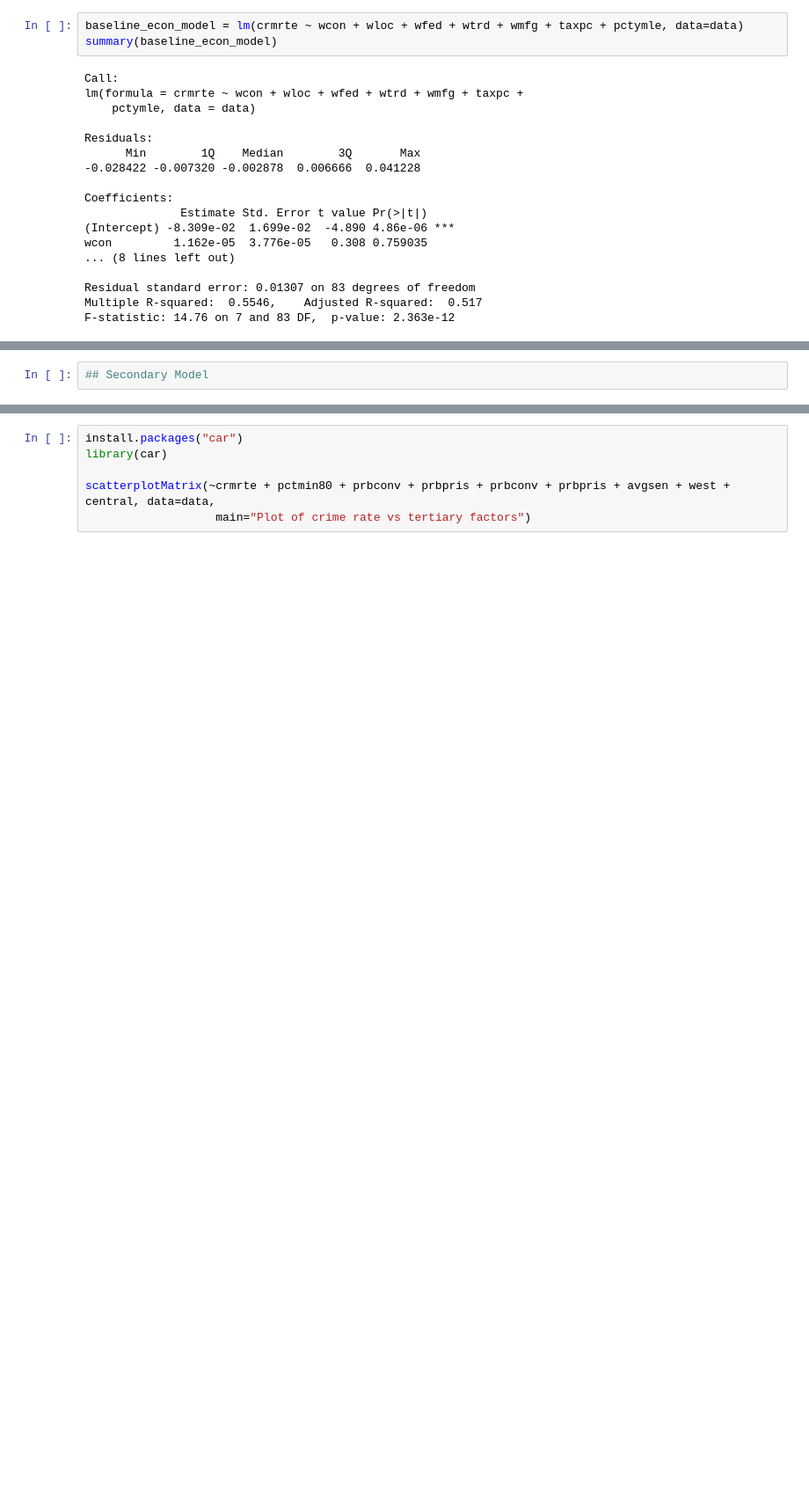
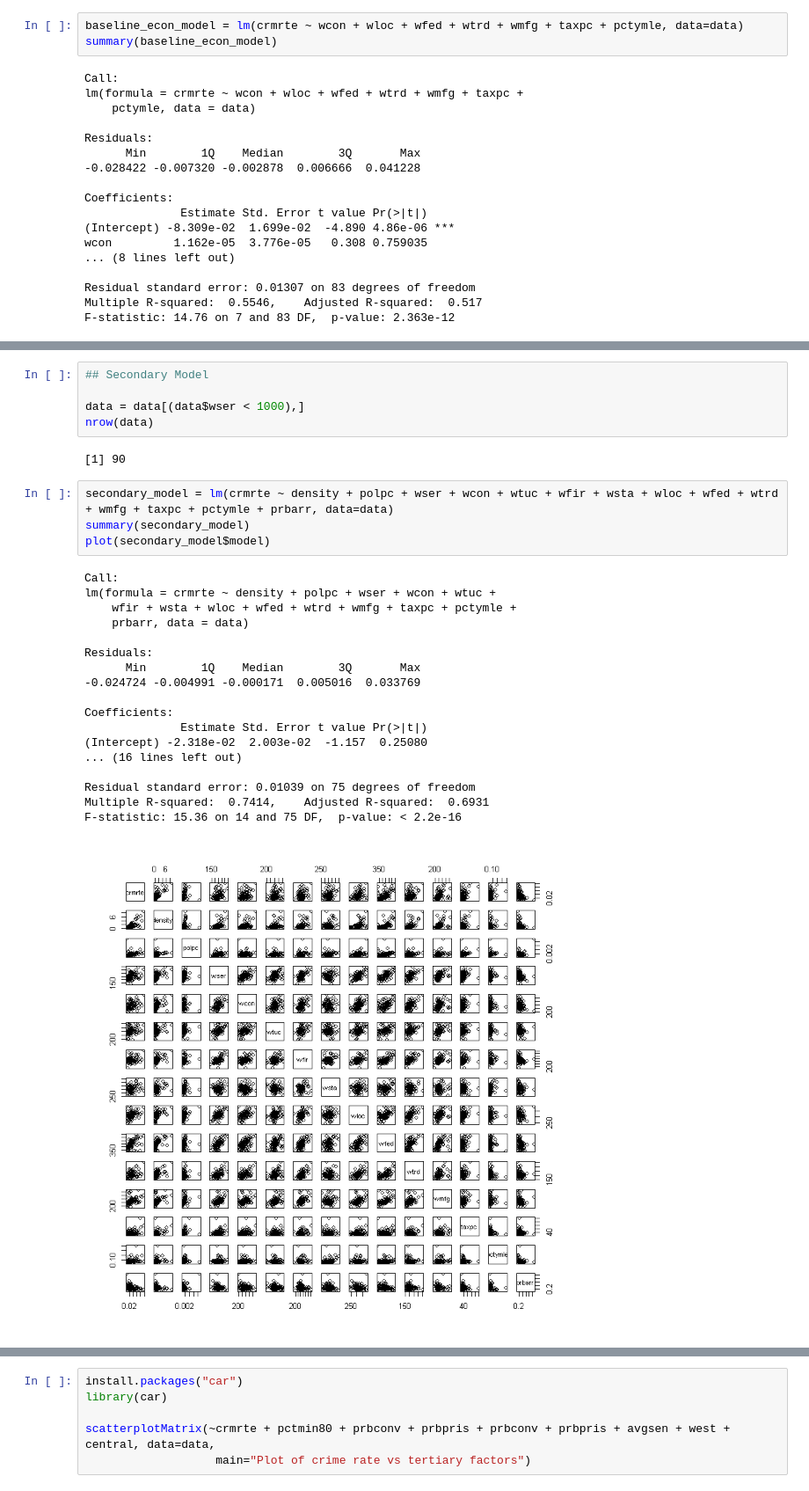
Before and after one commit to vbeohar/mids203_lab3, a Jupyter notebook: lab3_zw.ipynb, the cells around one changed output, grey strips where cells are left out. Shown: that part at 88% size. Cells and saved outputs as stored; diff of their text form; blank space fills up the shorter version.

Commit message:
Various correlations added for second model

```diff
--- a/lab3_zw.ipynb
+++ b/lab3_zw.ipynb
@@ -241,3 +247,31 @@ F Statistic         14.8*** (df = 7; 83) 39.5*** (df = 3; 87)
 Note:                             *p<0.1; **p<0.05; ***p<0.01
 # %%
 ## Secondary Model
+
+data = data[(data$wser < 1000),]
+nrow(data)
+# %% [output]
+[1] 90
+# %%
+secondary_model = lm(crmrte ~ density + polpc + wser + wcon + wtuc + wfir + wsta + wloc + wfed + wtrd + wmfg + taxpc + pctymle + prbarr, data=data)
+summary(secondary_model)
+plot(secondary_model$model)
+# %% [output]
+Call:
+lm(formula = crmrte ~ density + polpc + wser + wcon + wtuc +
+    wfir + wsta + wloc + wfed + wtrd + wmfg + taxpc + pctymle +
+    prbarr, data = data)
+
+Residuals:
+      Min        1Q    Median        3Q       Max
+-0.024724 -0.004991 -0.000171  0.005016  0.033769
+
+Coefficients:
+              Estimate Std. Error t value Pr(>|t|)
+(Intercept) -2.318e-02  2.003e-02  -1.157  0.25080
+... (16 lines left out)
+
+Residual standard error: 0.01039 on 75 degrees of freedom
+Multiple R-squared:  0.7414,    Adjusted R-squared:  0.6931
+F-statistic: 15.36 on 14 and 75 DF,  p-value: < 2.2e-16
+[figure, added]
```
Also changed, not shown: parts of 8 cells of this notebook.
